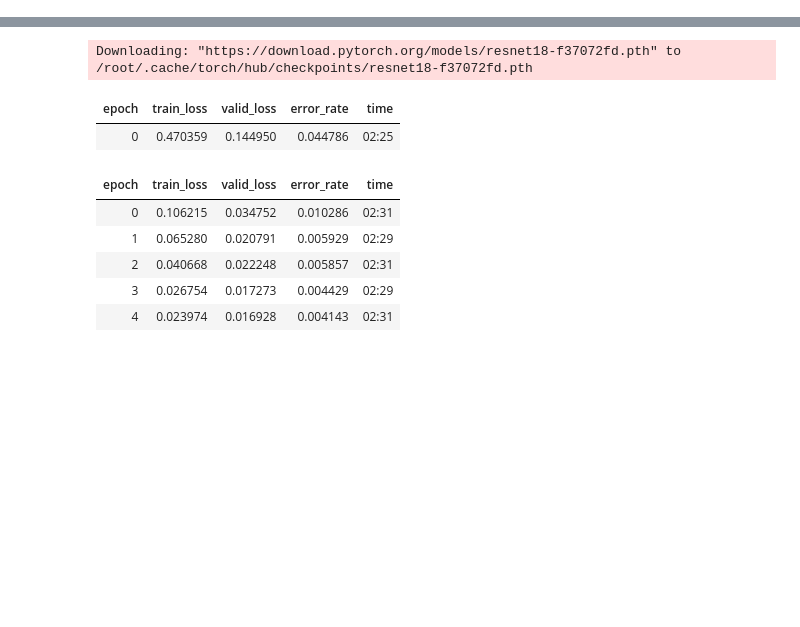
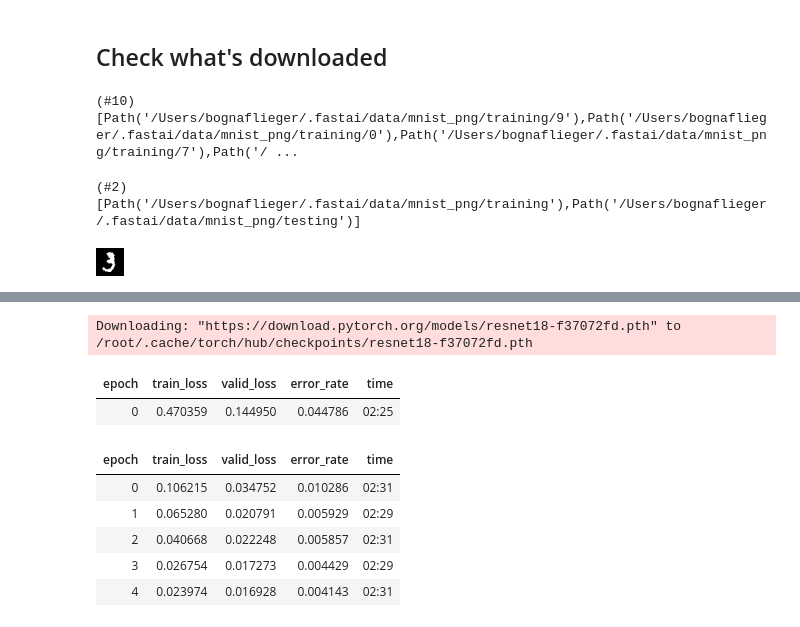
Before and after one commit to bognix/digits-recognition-app, a Jupyter notebook: digits_recognition_model.ipynb, the cells around one changed output, grey strips where cells are left out. Saved outputs shown, nothing was run; the diff lists cells and outputs as text; code cells hidden in the pictures; blank space fills up the shorter version.

```diff
--- a/digits_recognition_model.ipynb
+++ b/digits_recognition_model.ipynb
@@ -20,0 +13,16 @@ fns = get_image_files(path)
+# %% [markdown]
+## Check what's downloaded
+# %%
+(path/'training').ls()
+# %% [output]
+(#10) [Path('/Users/bognaflieger/.fastai/data/mnist_png/training/9'),Path('/Users/bognaflieger/.fastai/data/mnist_png/training/0'),Path('/Users/bognaflieger/.fastai/data/mnist_png/training/7'),Path('/ ...
+# %%
+path.ls()
+# %% [output]
+(#2) [Path('/Users/bognaflieger/.fastai/data/mnist_png/training'),Path('/Users/bognaflieger/.fastai/data/mnist_png/testing')]
+# %%
+threes = (path/'training'/'3').ls().sorted()
+# Image comes from Python Imaging Library (PIL)
+Image.open(threes[0])
+# %% [output]
+[figure, added]
```
Also changed, not shown: parts of 10 cells of this notebook, 3 other files.
